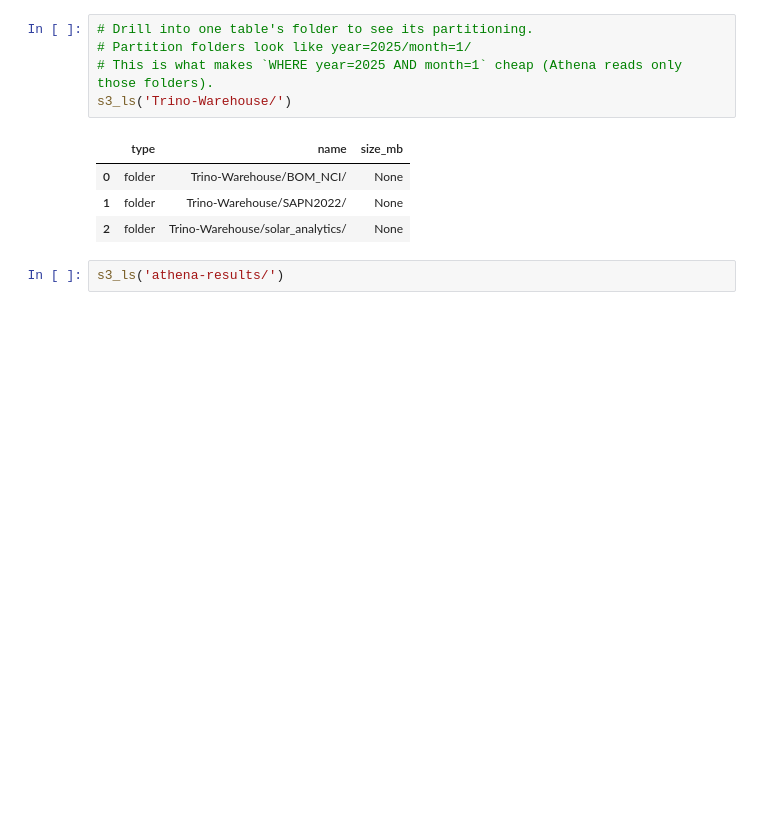
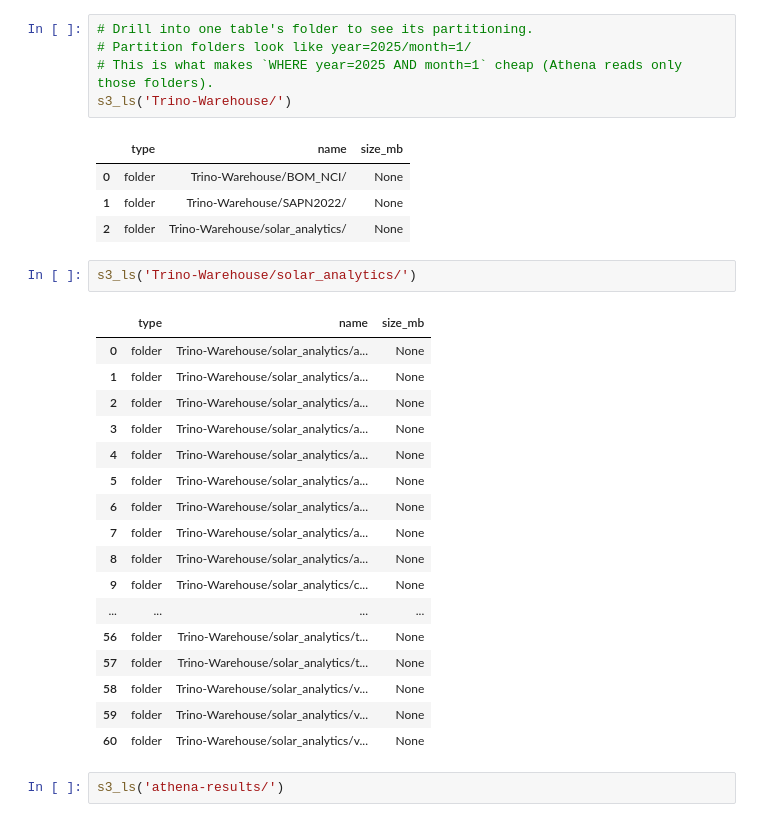
Before and after one commit to UNSW-CEEM/CICCADA, a Jupyter notebook: bms_sa_review/data_query/01_data_exploration.ipynb, the cells around one changed output. Cells and saved outputs as stored; diff of their text form; blank space fills up the shorter version.

```diff
--- a/bms_sa_review/data_query/01_data_exploration.ipynb
+++ b/bms_sa_review/data_query/01_data_exploration.ipynb
@@ -65,6 +69,26 @@ s3_ls('Trino-Warehouse/')
 | 0 | folder | Trino-Warehouse/BOM_NCI/ | None |
 | 1 | folder | Trino-Warehouse/SAPN2022/ | None |
 | 2 | folder | Trino-Warehouse/solar_analytics/ | None |
+# %%
+s3_ls('Trino-Warehouse/solar_analytics/')
+# %% [output]
+|  | type | name | size_mb |
+| 0 | folder | Trino-Warehouse/solar_analytics/a... | None |
+| 1 | folder | Trino-Warehouse/solar_analytics/a... | None |
+| 2 | folder | Trino-Warehouse/solar_analytics/a... | None |
+| 3 | folder | Trino-Warehouse/solar_analytics/a... | None |
+| 4 | folder | Trino-Warehouse/solar_analytics/a... | None |
+| 5 | folder | Trino-Warehouse/solar_analytics/a... | None |
+| 6 | folder | Trino-Warehouse/solar_analytics/a... | None |
+| 7 | folder | Trino-Warehouse/solar_analytics/a... | None |
+| 8 | folder | Trino-Warehouse/solar_analytics/a... | None |
+| 9 | folder | Trino-Warehouse/solar_analytics/c... | None |
+| ... | ... | ... | ... |
+| 56 | folder | Trino-Warehouse/solar_analytics/t... | None |
+| 57 | folder | Trino-Warehouse/solar_analytics/t... | None |
+| 58 | folder | Trino-Warehouse/solar_analytics/v... | None |
+| 59 | folder | Trino-Warehouse/solar_analytics/v... | None |
+| 60 | folder | Trino-Warehouse/solar_analytics/v... | None |
 # %%
 s3_ls('athena-results/')
 # %% [output]
```
Also changed, not shown: parts of 2 cells of this notebook, 6 other files.
